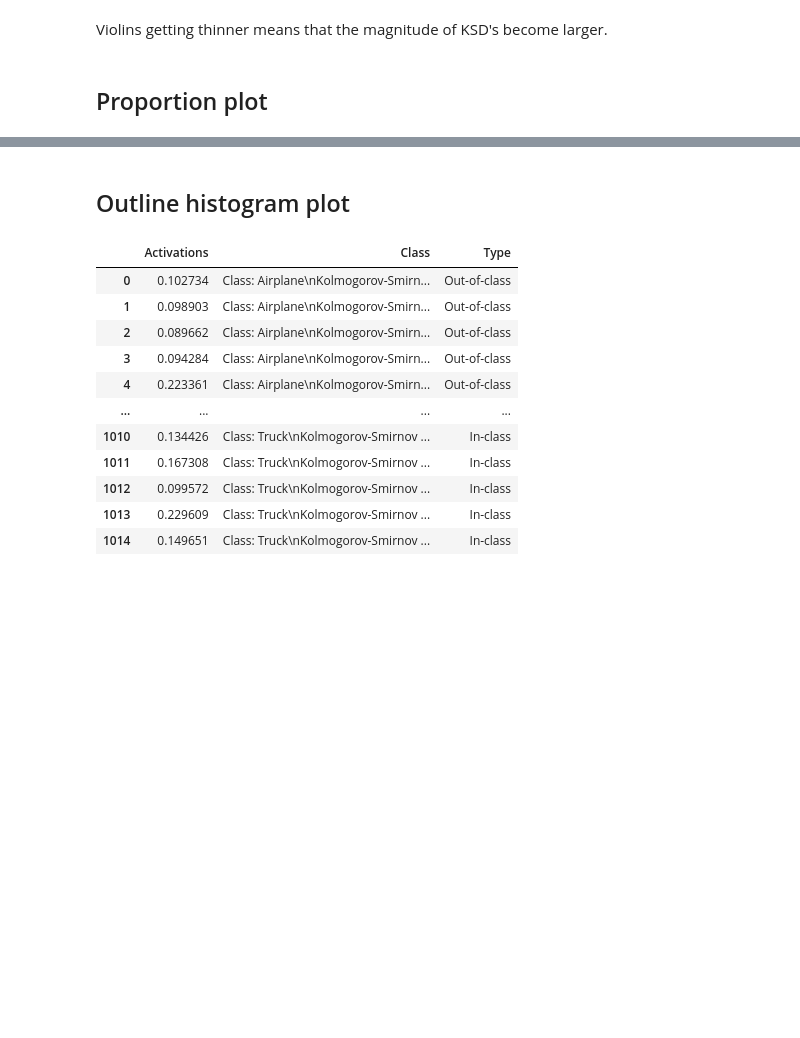
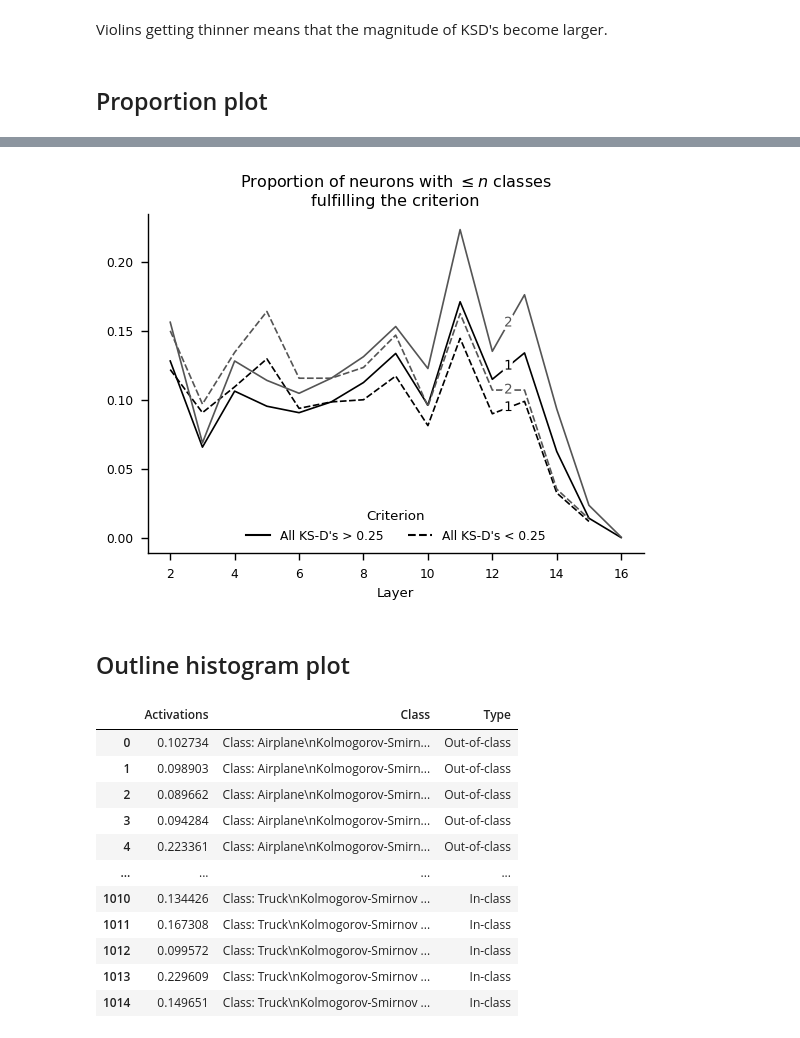
Before and after one commit to AwesomeLemon/structure-for-interpretability, a Jupyter notebook: plots_paper.ipynb, the cells around one changed output, grey strips where cells are left out. Drawn from its saved outputs; the diff is of its cells as text; code cells hidden in the pictures; blank space fills up the shorter version.

```diff
--- a/plots_paper.ipynb
+++ b/plots_paper.ipynb
@@ -192,3 +181,9 @@ plot_ksd_proportion_cifar10(df_ks_cifar)
+# %%
+# This considers only neurons where there is no class with the opposite KS-D direction.
+plot_ksd_proportion_cifar10(df_ks_cifar, no_opposite_classes=True)
+# this ignores n = 3 and n = 4 as barely any change.
+# %% [output]
+[figure, added]
 # %% [markdown]
 ## Outline histogram plot
 # %%
```
Also changed, not shown: parts of 54 cells of this notebook, 4 other files.
